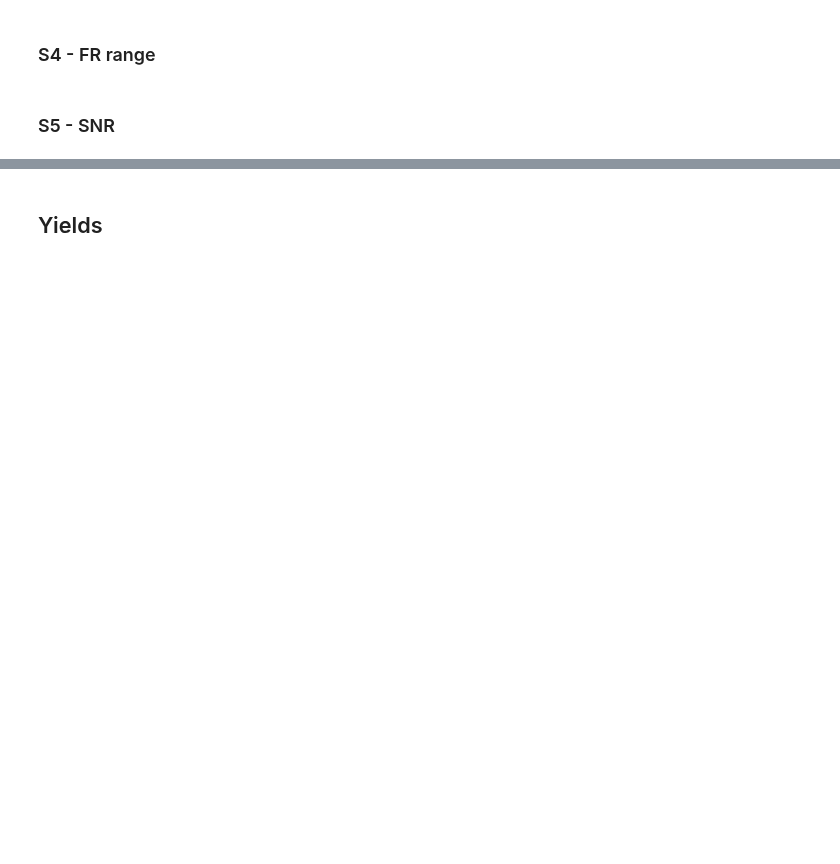
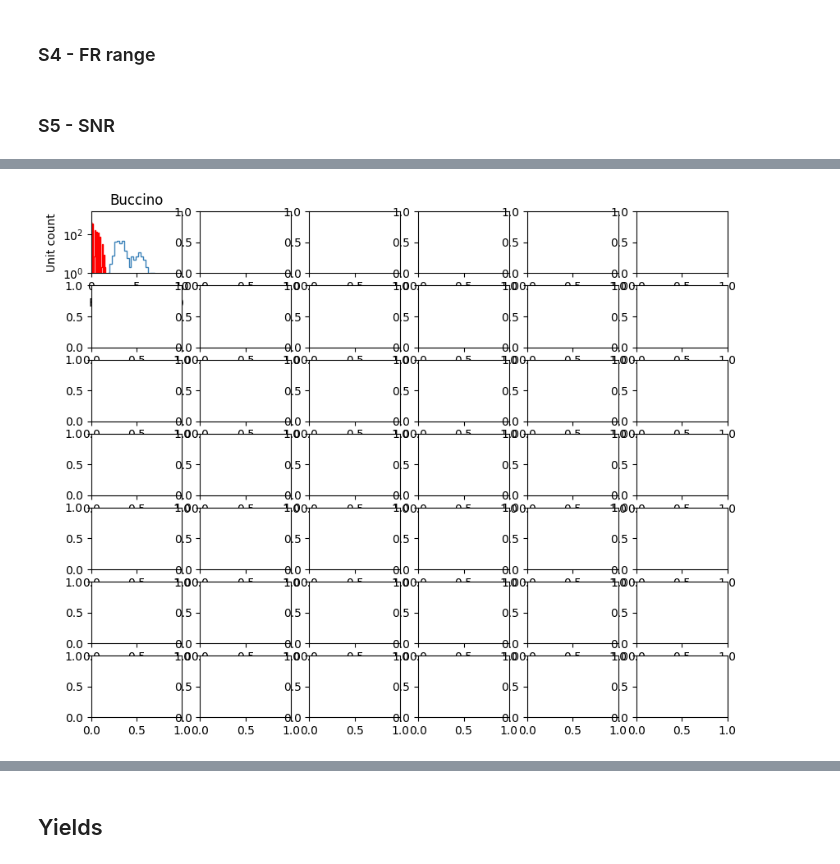
Before and after one commit to steevelaquitaine/spikebias, a Jupyter notebook: notebooks/4_reviews/fig04_pros_of_added_details_v3.ipynb, the cells around one changed output, grey strips where cells are left out. Cells and saved outputs as stored; diff of their text form; code cells hidden in the pictures; blank space fills up the shorter version.

```diff
--- a/notebooks/4_reviews/fig04_pros_of_added_details_v3.ipynb
+++ b/notebooks/4_reviews/fig04_pros_of_added_details_v3.ipynb
@@ -93,23 +95,23 @@ WAVEFORM_GT_BUCCINO_PATH =  './temp/pros_of_details/waveformextractor_buccino/'
 DATA_PATH = './temp/pros_of_details/'
 CELLS_PATH = mr.get_default_cell_models_folder()
 
-# parameter Buccino copy
+# parameter Buccino replicate
 TEMPLATE_PARAMS_PATH = './assets/mearec/global_templates.json' # templates used for all simulations
 TEMPLATES_PATH = './temp/pros_of_details/templates.h5' # warning initially was not 1500 templates but much less 200 - check if that has an effect
-INPUT_PARAMS_S1_PATH =  './assets/mearec/buccino_s1/input_params.json'
-OUTPUT_PARAMS_S1_PATH = './assets/mearec/buccino_s1/output_params.json'
-RECORDING_S1_H5_PATH = './temp/pros_of_details/recordings.h5'
-RECORDING_S1_PATH = 'dataset/00_raw/recording_buccino_s1/'
-GROUND_TRUTH_S1_PATH = 'dataset/00_raw/ground_truth_buccino_s1/'
-WAVEFORM_GT_S1_PATH =  './temp/pros_of_details/waveformextractor_buccino_s1/'
+INPUT_PARAMS_REP_PATH =  './assets/mearec/buccino_rep/input_params.json'
+OUTPUT_PARAMS_REP_PATH = './assets/mearec/buccino_rep/output_params.json'
+RECORDING_REP_H5_PATH = './temp/pros_of_details/recordings.h5'
+RECORDING_REP_PATH = 'dataset/00_raw/recording_buccino_rep/'
+GROUND_TRUTH_REP_PATH = 'dataset/00_raw/ground_truth_buccino_rep/'
+WAVEFORM_GT_REP_PATH =  './temp/pros_of_details/waveformextractor_buccino_rep/'
 
-# parameters synthetic 2
-INPUT_PARAMS_S2_PATH =  './assets/mearec/buccino_s2/input_params.json'
-OUTPUT_PARAMS_S2_PATH = './assets/mearec/buccino_s2/output_params.json'
-RECORDING_S2_H5_PATH = './temp/pros_of_details/recordings_s2.h5'
-RECORDING_S2_PATH = 'dataset/00_raw/recording_buccino_s2/'
-GROUND_TRUTH_S2_PATH = 'dataset/00_raw/ground_truth_buccino_s2/'
-WAVEFORM_GT_S2_PATH =  './temp/pros_of_details/waveformextractor_buccino_s2/'
+# parameters synthetic 2 (cell density & count)
+INPUT_PARAMS_S2_PATH =  './assets/mearec/synth2/input_params.json'
+OUTPUT_PARAMS_S2_PATH = './assets/mearec/synth2/output_params.json'
+RECORDING_S2_H5_PATH = './temp/pros_of_details/recording_synth2.h5'
+RECORDING_S2_PATH = 'dataset/00_raw/recording_synth2/'
+GROUND_TRUTH_S2_PATH = 'dataset/00_raw/ground_truth_synth2/'
+WAVEFORM_GT_S2_PATH =  './temp/pros_of_details/waveformextractor_synth2/'
 
 # parameters synthetic 3
 INPUT_PARAMS_S3_PATH =  './assets/mearec/buccino_s3/input_params.json'
@@ -1055,0 +968,18 @@ Wall time: 2min 49s
+# %%
+# # setup  plot
+# fig, axes = plt.subplots(7,6, figsize=(10,8))
+
+# # cell-to-cell distances
+# cell_distance = get_cell_to_cell_distances(GtBucci) # original Buccino
+# plot_cell_to_cell_distances(axes[0,0], cell_distance, title='Buccino', ylim=(0,60), xlim=(0,100))
+# plot_cell_to_cell_distances(axes[0,0], cell_distance_ns, title='', ylim=(0,210), xlim=(0,100), edgecolor='r', facecolor='None', ylogscale=True)
+
+# setup  plot
+fig, axes = plt.subplots(7,6, figsize=(10,8))
+
+# cell-to-cell distances
+firing_range = get_firing_ranges(WeGtBucci) # original Buccino
+plot_firing_ranges_distribution(axes[0,0], firing_range, title='Buccino', ylim=(0,1000), xlim=(0,100))
+plot_firing_ranges_distribution(axes[0,0], firing_ranges_ns, title='', ylim=(0,1500), xlim=(0,10), edgecolor='r', facecolor='None', ylogscale=True)
+# %% [output]
+[figure, added]
```
Also changed, not shown: parts of 36 cells of this notebook.
